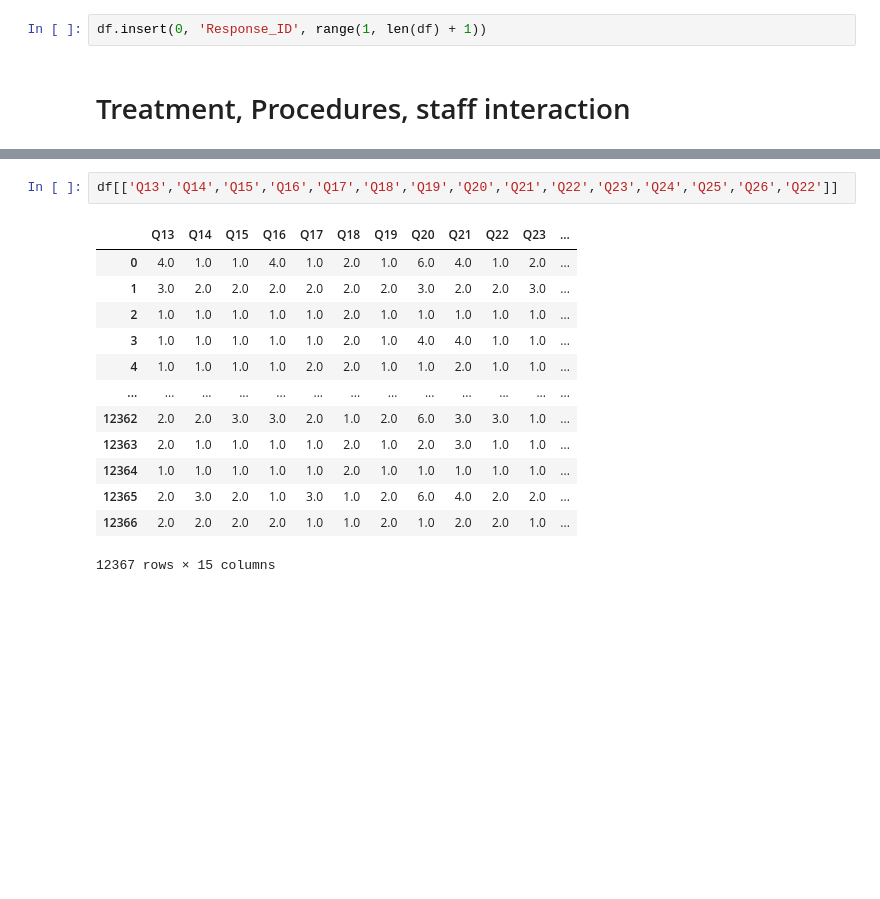
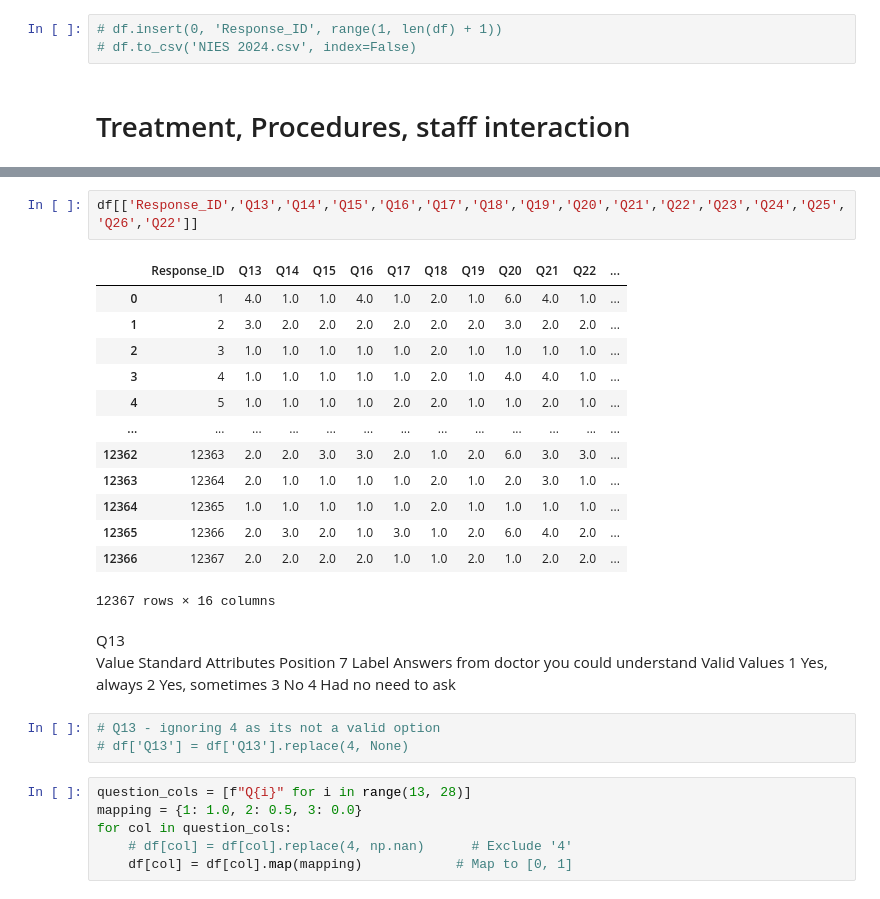
Before and after one commit to HSE-Pulse/CarePlanPlus, a Jupyter notebook: data_prep_NIES_Q13-Q22.ipynb, the cells around one changed output, grey strips where cells are left out. Saved outputs shown, nothing was run; the diff lists cells and outputs as text; blank space fills up the shorter version.

```diff
--- a/data_prep_NIES_Q13-Q22.ipynb
+++ b/data_prep_NIES_Q13-Q22.ipynb
@@ -18,6 +18,7 @@ df.head()
 | 4 | 2.0 | NaN | NaN | NaN | NaN | NaN | 1.0 | 1.0 | 1.0 | 1.0 | ... | ... |
 5 rows × 121 columns
 # %%
-df.insert(0, 'Response_ID', range(1, len(df) + 1))
+# df.insert(0, 'Response_ID', range(1, len(df) + 1))
+# df.to_csv('NIES 2024.csv', index=False)
 # %% [markdown]
 # Treatment, Procedures, staff interaction
@@ -40,16 +25,34 @@ df
 # %%
-df[['Q13','Q14','Q15','Q16','Q17','Q18','Q19','Q20','Q21','Q22','Q23','Q24','Q25','Q26','Q22']]
+df[['Response_ID','Q13','Q14','Q15','Q16','Q17','Q18','Q19','Q20','Q21','Q22','Q23','Q24','Q25','Q26','Q22']]
 # %% [output]
-|  | Q13 | Q14 | Q15 | Q16 | Q17 | Q18 | Q19 | Q20 | Q21 | Q22 | Q23 | ... |
-| 0 | 4.0 | 1.0 | 1.0 | 4.0 | 1.0 | 2.0 | 1.0 | 6.0 | 4.0 | 1.0 | 2.0 | ... |
-| 1 | 3.0 | 2.0 | 2.0 | 2.0 | 2.0 | 2.0 | 2.0 | 3.0 | 2.0 | 2.0 | 3.0 | ... |
-| 2 | 1.0 | 1.0 | 1.0 | 1.0 | 1.0 | 2.0 | 1.0 | 1.0 | 1.0 | 1.0 | 1.0 | ... |
-| 3 | 1.0 | 1.0 | 1.0 | 1.0 | 1.0 | 2.0 | 1.0 | 4.0 | 4.0 | 1.0 | 1.0 | ... |
-| 4 | 1.0 | 1.0 | 1.0 | 1.0 | 2.0 | 2.0 | 1.0 | 1.0 | 2.0 | 1.0 | 1.0 | ... |
+|  | Response_ID | Q13 | Q14 | Q15 | Q16 | Q17 | Q18 | Q19 | Q20 | Q21 | Q22 | ... |
+| 0 | 1 | 4.0 | 1.0 | 1.0 | 4.0 | 1.0 | 2.0 | 1.0 | 6.0 | 4.0 | 1.0 | ... |
+| 1 | 2 | 3.0 | 2.0 | 2.0 | 2.0 | 2.0 | 2.0 | 2.0 | 3.0 | 2.0 | 2.0 | ... |
+| 2 | 3 | 1.0 | 1.0 | 1.0 | 1.0 | 1.0 | 2.0 | 1.0 | 1.0 | 1.0 | 1.0 | ... |
+| 3 | 4 | 1.0 | 1.0 | 1.0 | 1.0 | 1.0 | 2.0 | 1.0 | 4.0 | 4.0 | 1.0 | ... |
+| 4 | 5 | 1.0 | 1.0 | 1.0 | 1.0 | 2.0 | 2.0 | 1.0 | 1.0 | 2.0 | 1.0 | ... |
 | ... | ... | ... | ... | ... | ... | ... | ... | ... | ... | ... | ... | ... |
-| 12362 | 2.0 | 2.0 | 3.0 | 3.0 | 2.0 | 1.0 | 2.0 | 6.0 | 3.0 | 3.0 | 1.0 | ... |
-| 12363 | 2.0 | 1.0 | 1.0 | 1.0 | 1.0 | 2.0 | 1.0 | 2.0 | 3.0 | 1.0 | 1.0 | ... |
-| 12364 | 1.0 | 1.0 | 1.0 | 1.0 | 1.0 | 2.0 | 1.0 | 1.0 | 1.0 | 1.0 | 1.0 | ... |
-| 12365 | 2.0 | 3.0 | 2.0 | 1.0 | 3.0 | 1.0 | 2.0 | 6.0 | 4.0 | 2.0 | 2.0 | ... |
-| 12366 | 2.0 | 2.0 | 2.0 | 2.0 | 1.0 | 1.0 | 2.0 | 1.0 | 2.0 | 2.0 | 1.0 | ... |
+| 12362 | 12363 | 2.0 | 2.0 | 3.0 | 3.0 | 2.0 | 1.0 | 2.0 | 6.0 | 3.0 | 3.0 | ... |
+| 12363 | 12364 | 2.0 | 1.0 | 1.0 | 1.0 | 1.0 | 2.0 | 1.0 | 2.0 | 3.0 | 1.0 | ... |
+| 12364 | 12365 | 1.0 | 1.0 | 1.0 | 1.0 | 1.0 | 2.0 | 1.0 | 1.0 | 1.0 | 1.0 | ... |
+| 12365 | 12366 | 2.0 | 3.0 | 2.0 | 1.0 | 3.0 | 1.0 | 2.0 | 6.0 | 4.0 | 2.0 | ... |
+| 12366 | 12367 | 2.0 | 2.0 | 2.0 | 2.0 | 1.0 | 1.0 | 2.0 | 1.0 | 2.0 | 2.0 | ... |
-12367 rows × 15 columns
+12367 rows × 16 columns
+# %% [markdown]
+Q13
+        Value
+Standard Attributes	Position	7
+    Label	Answers from doctor you could understand
+Valid Values	1	Yes, always
+    2	Yes, sometimes
+    3	No
+    4	Had no need to ask
+# %%
+# Q13 - ignoring 4 as its not a valid option
+# df['Q13'] = df['Q13'].replace(4, None)
+# %%
+question_cols = [f"Q{i}" for i in range(13, 28)]
+mapping = {1: 1.0, 2: 0.5, 3: 0.0}
+for col in question_cols:
+    # df[col] = df[col].replace(4, np.nan)      # Exclude '4'
+    df[col] = df[col].map(mapping)            # Map to [0, 1]
```
Also changed, not shown: parts of 39 cells of this notebook, 1 other file.
